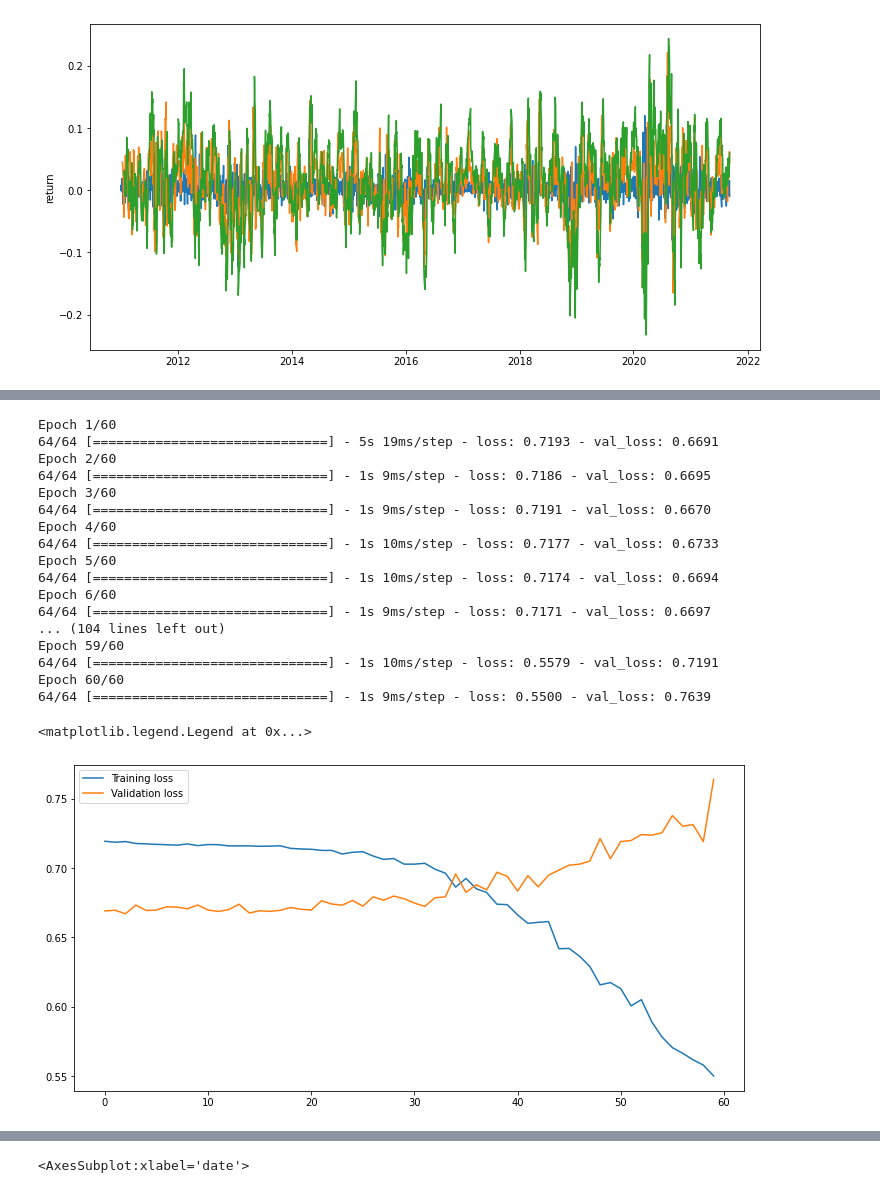
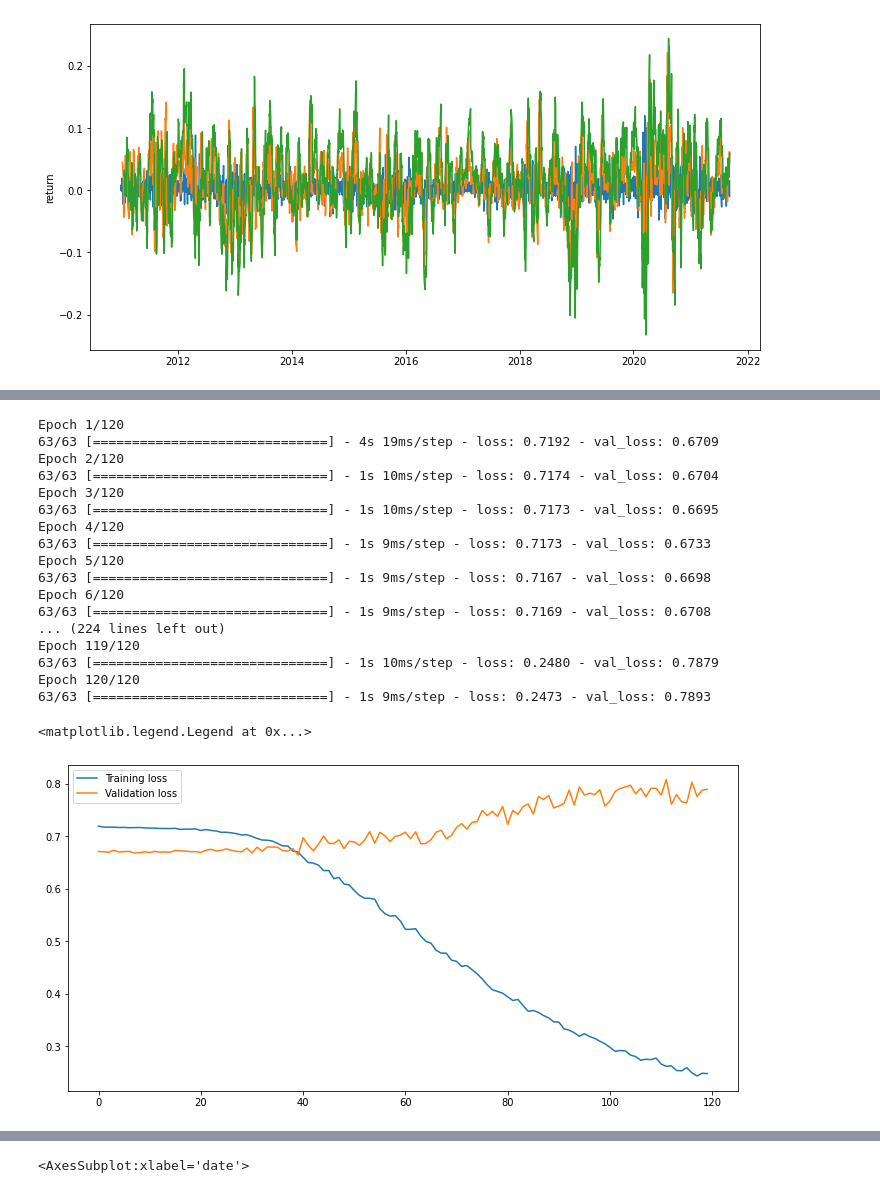
Before and after one commit to frestyle/tensorflow-deeplearning, a Jupyter notebook: anomalydetection/anomaly.ipynb, the cells around one changed output, grey strips where cells are left out. Saved outputs shown, nothing was run; the diff lists cells and outputs as text; code cells hidden in the pictures.

```diff
--- a/anomalydetection/anomaly.ipynb
+++ b/anomalydetection/anomaly.ipynb
@@ -114,31 +109,31 @@ Non-trainable params: 0
 _________________________________________________________________
 # %%
 # fit model
-history = model.fit(trainX, trainY, epochs=60, batch_size=32, validation_split=0.1, verbose=1)
+history = model.fit(trainX, trainY, epochs=120, batch_size=32, validation_split=0.1, verbose=1)
 
 plt.plot(history.history['loss'], label='Training loss')
 plt.plot(history.history['val_loss'], label='Validation loss')
 plt.legend()
 # %% [output]
-Epoch 1/60
-64/64 [==============================] - 5s 19ms/step - loss: 0.7193 - val_loss: 0.6691
-Epoch 2/60
-64/64 [==============================] - 1s 9ms/step - loss: 0.7186 - val_loss: 0.6695
-Epoch 3/60
-64/64 [==============================] - 1s 9ms/step - loss: 0.7191 - val_loss: 0.6670
-Epoch 4/60
-64/64 [==============================] - 1s 10ms/step - loss: 0.7177 - val_loss: 0.6733
-Epoch 5/60
-64/64 [==============================] - 1s 10ms/step - loss: 0.7174 - val_loss: 0.6694
-Epoch 6/60
-64/64 [==============================] - 1s 9ms/step - loss: 0.7171 - val_loss: 0.6697
-... (104 lines left out)
-Epoch 59/60
-64/64 [==============================] - 1s 10ms/step - loss: 0.5579 - val_loss: 0.7191
-Epoch 60/60
-64/64 [==============================] - 1s 9ms/step - loss: 0.5500 - val_loss: 0.7639
+Epoch 1/120
+63/63 [==============================] - 4s 19ms/step - loss: 0.7192 - val_loss: 0.6709
+Epoch 2/120
+63/63 [==============================] - 1s 10ms/step - loss: 0.7174 - val_loss: 0.6704
+Epoch 3/120
+63/63 [==============================] - 1s 10ms/step - loss: 0.7173 - val_loss: 0.6695
+Epoch 4/120
+63/63 [==============================] - 1s 9ms/step - loss: 0.7173 - val_loss: 0.6733
+Epoch 5/120
+63/63 [==============================] - 1s 9ms/step - loss: 0.7167 - val_loss: 0.6698
+Epoch 6/120
+63/63 [==============================] - 1s 9ms/step - loss: 0.7169 - val_loss: 0.6708
+... (224 lines left out)
+Epoch 119/120
+63/63 [==============================] - 1s 10ms/step - loss: 0.2480 - val_loss: 0.7879
+Epoch 120/120
+63/63 [==============================] - 1s 9ms/step - loss: 0.2473 - val_loss: 0.7893
 <matplotlib.legend.Legend at 0x...>
-[figure, old version]
+[figure, new version]
 # %%
 
 trainPredict = model.predict(trainX)
```
Also changed, not shown: parts of 4 cells of this notebook, 2 other files.
